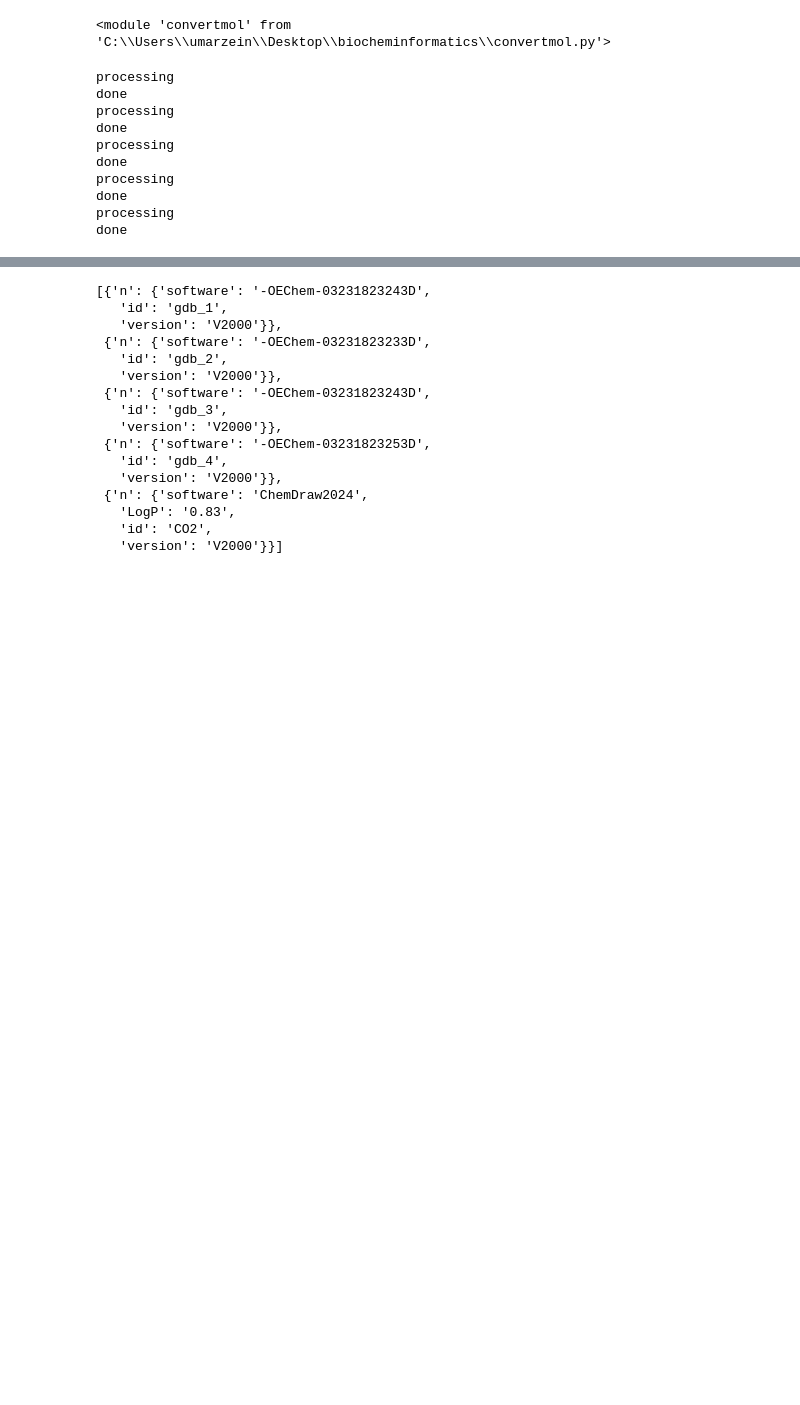
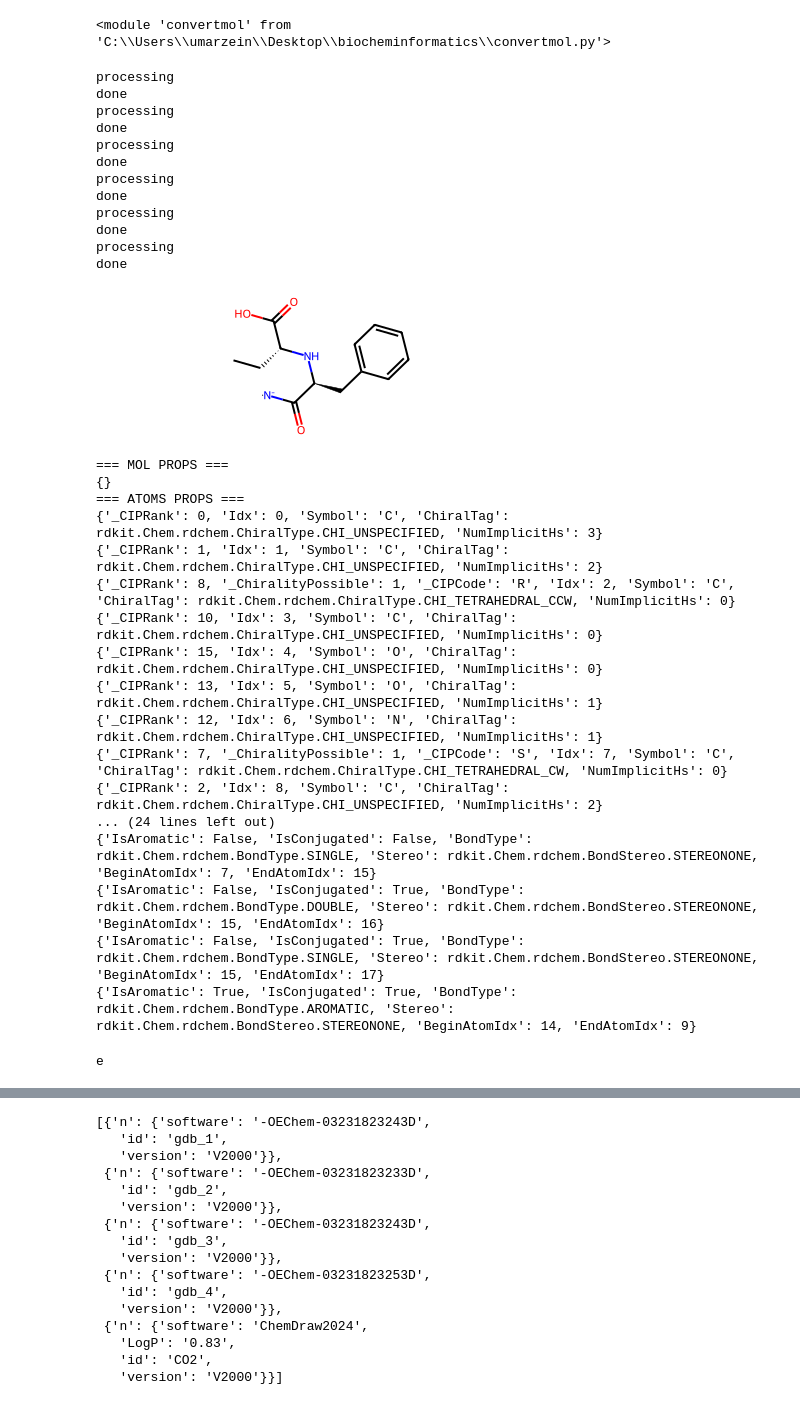
Before and after one commit to fairuztsn/jishien, a Jupyter notebook: upload_molecules.ipynb, the cells around one changed output, grey strips where cells are left out. Cells and saved outputs as stored; diff of their text form; code cells hidden in the pictures; blank space fills up the shorter version.

```diff
--- a/upload_molecules.ipynb
+++ b/upload_molecules.ipynb
@@ -104,11 +175,14 @@ def create_mol(tx,d,source):
 # Use the driver
 with GraphDatabase.driver(URI, auth=AUTH) as driver:
     with driver.session() as session:
-        for m in parse_sdf_file("./samples.sdf", data_items=True):
+        for m in Chem.SDMolSupplier("./samples.sdf"):
             print("processing")
-            #display(m)
-            session.execute_write(create_mol, m, "sample_gdb9")
+            session.execute_write(upload_mol, m, "sample_gdb9")
             print("done")
+        for m in Chem.SDMolSupplier("./example.mol"):
+            print("processing")
+            session.execute_write(upload_mol, m, "example")
+            print("done")
 # %% [output]
 processing
 done
@@ -120,3 +194,5 @@ processing
 done
 processing
 done
+processing
+done
@@ -122,0 +222,31 @@ done
+# %%
+tmp=Chem.MolFromSmiles("CC[C@H](C(=O)O)N[C@@H](CC1=CC=CC=C1)C(=O)[N-]")
+tmp
+# %%
+print_mol_props(tmp)
+# %% [output]
+[figure, added]
+=== MOL PROPS ===
+{}
+=== ATOMS PROPS ===
+{'_CIPRank': 0, 'Idx': 0, 'Symbol': 'C', 'ChiralTag': rdkit.Chem.rdchem.ChiralType.CHI_UNSPECIFIED, 'NumImplicitHs': 3}
+{'_CIPRank': 1, 'Idx': 1, 'Symbol': 'C', 'ChiralTag': rdkit.Chem.rdchem.ChiralType.CHI_UNSPECIFIED, 'NumImplicitHs': 2}
+{'_CIPRank': 8, '_ChiralityPossible': 1, '_CIPCode': 'R', 'Idx': 2, 'Symbol': 'C', 'ChiralTag': rdkit.Chem.rdchem.ChiralType.CHI_TETRAHEDRAL_CCW, 'NumImplicitHs': 0}
+{'_CIPRank': 10, 'Idx': 3, 'Symbol': 'C', 'ChiralTag': rdkit.Chem.rdchem.ChiralType.CHI_UNSPECIFIED, 'NumImplicitHs': 0}
+{'_CIPRank': 15, 'Idx': 4, 'Symbol': 'O', 'ChiralTag': rdkit.Chem.rdchem.ChiralType.CHI_UNSPECIFIED, 'NumImplicitHs': 0}
+{'_CIPRank': 13, 'Idx': 5, 'Symbol': 'O', 'ChiralTag': rdkit.Chem.rdchem.ChiralType.CHI_UNSPECIFIED, 'NumImplicitHs': 1}
+{'_CIPRank': 12, 'Idx': 6, 'Symbol': 'N', 'ChiralTag': rdkit.Chem.rdchem.ChiralType.CHI_UNSPECIFIED, 'NumImplicitHs': 1}
+{'_CIPRank': 7, '_ChiralityPossible': 1, '_CIPCode': 'S', 'Idx': 7, 'Symbol': 'C', 'ChiralTag': rdkit.Chem.rdchem.ChiralType.CHI_TETRAHEDRAL_CW, 'NumImplicitHs': 0}
+{'_CIPRank': 2, 'Idx': 8, 'Symbol': 'C', 'ChiralTag': rdkit.Chem.rdchem.ChiralType.CHI_UNSPECIFIED, 'NumImplicitHs': 2}
+... (24 lines left out)
+{'IsAromatic': False, 'IsConjugated': False, 'BondType': rdkit.Chem.rdchem.BondType.SINGLE, 'Stereo': rdkit.Chem.rdchem.BondStereo.STEREONONE, 'BeginAtomIdx': 7, 'EndAtomIdx': 15}
+{'IsAromatic': False, 'IsConjugated': True, 'BondType': rdkit.Chem.rdchem.BondType.DOUBLE, 'Stereo': rdkit.Chem.rdchem.BondStereo.STEREONONE, 'BeginAtomIdx': 15, 'EndAtomIdx': 16}
+{'IsAromatic': False, 'IsConjugated': True, 'BondType': rdkit.Chem.rdchem.BondType.SINGLE, 'Stereo': rdkit.Chem.rdchem.BondStereo.STEREONONE, 'BeginAtomIdx': 15, 'EndAtomIdx': 17}
+{'IsAromatic': True, 'IsConjugated': True, 'BondType': rdkit.Chem.rdchem.BondType.AROMATIC, 'Stereo': rdkit.Chem.rdchem.BondStereo.STEREONONE, 'BeginAtomIdx': 14, 'EndAtomIdx': 9}
+# %%
+try:
+    mol.GetProp("_Namea")
+except:
+    print("e")
+# %% [output]
+e
```
Also changed, not shown: parts of 24 cells of this notebook, 3 other files.
